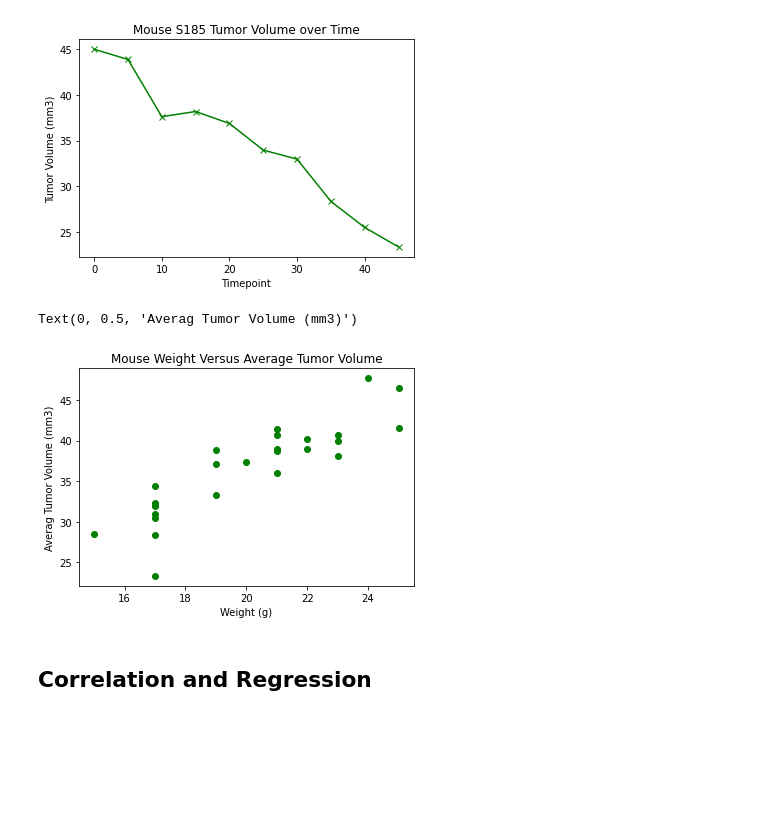
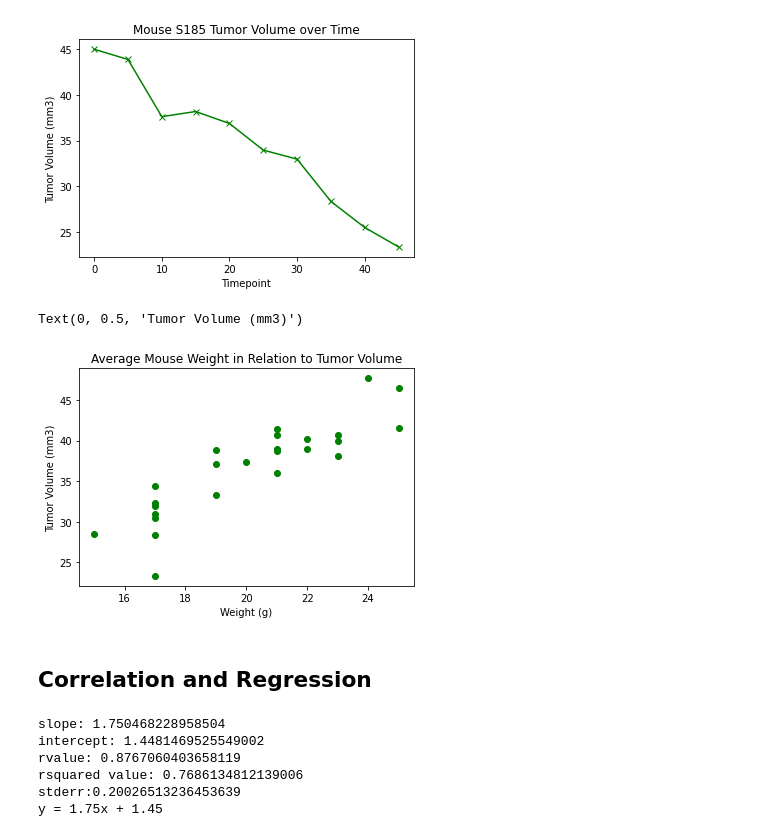
Before and after one commit to kblood86/Matplotlib_Challenge, a Jupyter notebook: Working.ipynb, the cells around one changed output. Drawn from its saved outputs; the diff is of its cells as text; code cells hidden in the pictures; blank space fills up the shorter version.

Commit message:
linear regression

```diff
--- a/Working.ipynb
+++ b/Working.ipynb
@@ -460,15 +318,38 @@ Text(0.5, 1.0, 'Mouse S185 Tumor Volume over Time')
 # %%
 # Generate a scatter plot of average tumor volume vs. mouse weight for the Capomulin regimen
 
-plt.scatter(capomulin_combined['Weight (g)'],capomulin_combined['Tumor Volume (mm3)'], color="green")
-plt.title('Average ')
+avg_weight = capomulin_combined['Weight (g)']
+avg_tumor = capomulin_combined['Tumor Volume (mm3)']
+
+
+plt.scatter(avg_weight,avg_tumor, color="green")
+plt.title('Average Mouse Weight in Relation to Tumor Volume')
 plt.xlabel('Weight (g)')
-plt.ylabel('Averag Tumor Volume (mm3)')
+plt.ylabel('Tumor Volume (mm3)')
 # %% [output]
-Text(0, 0.5, 'Averag Tumor Volume (mm3)')
+Text(0, 0.5, 'Tumor Volume (mm3)')
-[figure, old version]
+[figure, new version]
 # %% [markdown]
 ## Correlation and Regression
 # %%
 # Calculate the correlation coefficient and linear regression model
 # for mouse weight and average tumor volume for the Capomulin regimen
+(slope, intercept, rvalue, pvalue, stderr) = st.linregress(avg_weight, avg_tumor)
+regress_values = avg_weight * slope + intercept
+
+print(f'slope: {slope}')
+print(f'intercept: {intercept}')
+print(f'rvalue: {rvalue}')
+print(f'rsquared value: {rvalue**2}')
+print(f"stderr:{stderr}")
+
+line_eq = "y = " + str(round(slope,2)) + "x + " + str(round(intercept,2))
+
+print(line_eq)
+# %% [output]
+slope: 1.750468228958504
+intercept: 1.4481469525549002
+rvalue: 0.8767060403658119
+rsquared value: 0.7686134812139006
+stderr:0.20026513236453639
+y = 1.75x + 1.45
```
Also changed, not shown: parts of 21 cells of this notebook.
